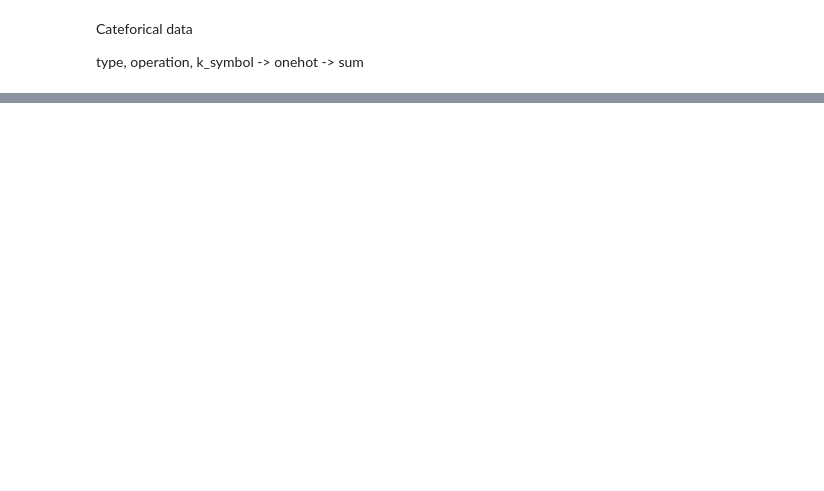
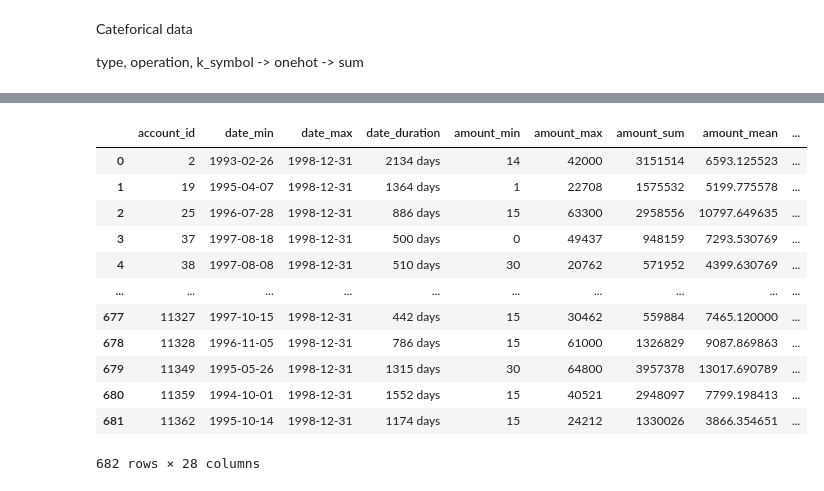
Before and after one commit to sorayutmild/loan-default-prediction, a Jupyter notebook: data_manipulation.ipynb, the cells around one changed output, grey strips where cells are left out. Saved outputs shown, nothing was run; the diff lists cells and outputs as text; code cells hidden in the pictures; blank space fills up the shorter version.

Commit message:
Update: data_manipulation.py

```diff
--- a/data_manipulation.ipynb
+++ b/data_manipulation.ipynb
@@ -422,0 +526,11 @@ nume_cols = ['amount', 'balance']
+# %%
+trans_amount_df = summary_group_num_data(df, trans_df_, 'amount')
+trans_amount_df = add_prefix_to_colnames(trans_amount_df, prefix='amount_')
+
+trans_balance_df = summary_group_num_data(df, trans_df_, 'balance')
+trans_balance_df = add_prefix_to_colnames(trans_balance_df, prefix='balance_')
+
+trans_numm_data_df = pd.merge(trans_amount_df, trans_balance_df, on='account_id')
+
+print(trans_numm_data_df.shape)
+trans_numm_data_df.head()
@@ -434,0 +558,4 @@ order_ksymbol
+# %%
+cate_data_names = trans_df_.columns.to_list()[4:]
+print(len(cate_data_names))
+cate_data_names
@@ -434,0 +578,4 @@ order_ksymbol
+# %%
+trans_cate_data_df = summary_group_cate_data(df, trans_df_, col_names=cate_data_names)
+print(trans_cate_data_df.shape)
+trans_cate_data_df.head()
@@ -434,0 +609,19 @@ order_ksymbol
+# %%
+trans_df_final = pd.merge(trans_date, trans_numm_data_df, how='right', on=['account_id'], validate='one_to_many')
+trans_df_final = pd.merge(trans_df_final, trans_cate_data_df, how='left', on=['account_id'])
+
+trans_df_final
+# %% [output]
+|  | account_id | date_min | date_max | date_duration | amount_min | amount_max | amount_sum | amount_mean | ... |
+| 0 | 2 | 1993-02-26 | 1998-12-31 | 2134 days | 14 | 42000 | 3151514 | 6593.125523 | ... |
+| 1 | 19 | 1995-04-07 | 1998-12-31 | 1364 days | 1 | 22708 | 1575532 | 5199.775578 | ... |
+| 2 | 25 | 1996-07-28 | 1998-12-31 | 886 days | 15 | 63300 | 2958556 | 10797.649635 | ... |
+| 3 | 37 | 1997-08-18 | 1998-12-31 | 500 days | 0 | 49437 | 948159 | 7293.530769 | ... |
+| 4 | 38 | 1997-08-08 | 1998-12-31 | 510 days | 30 | 20762 | 571952 | 4399.630769 | ... |
+| ... | ... | ... | ... | ... | ... | ... | ... | ... | ... |
+| 677 | 11327 | 1997-10-15 | 1998-12-31 | 442 days | 15 | 30462 | 559884 | 7465.120000 | ... |
+| 678 | 11328 | 1996-11-05 | 1998-12-31 | 786 days | 15 | 61000 | 1326829 | 9087.869863 | ... |
+| 679 | 11349 | 1995-05-26 | 1998-12-31 | 1315 days | 30 | 64800 | 3957378 | 13017.690789 | ... |
+| 680 | 11359 | 1994-10-01 | 1998-12-31 | 1552 days | 15 | 40521 | 2948097 | 7799.198413 | ... |
+| 681 | 11362 | 1995-10-14 | 1998-12-31 | 1174 days | 15 | 24212 | 1330026 | 3866.354651 | ... |
+682 rows × 28 columns
```
Also changed, not shown: parts of 39 cells of this notebook, 1 other file.
